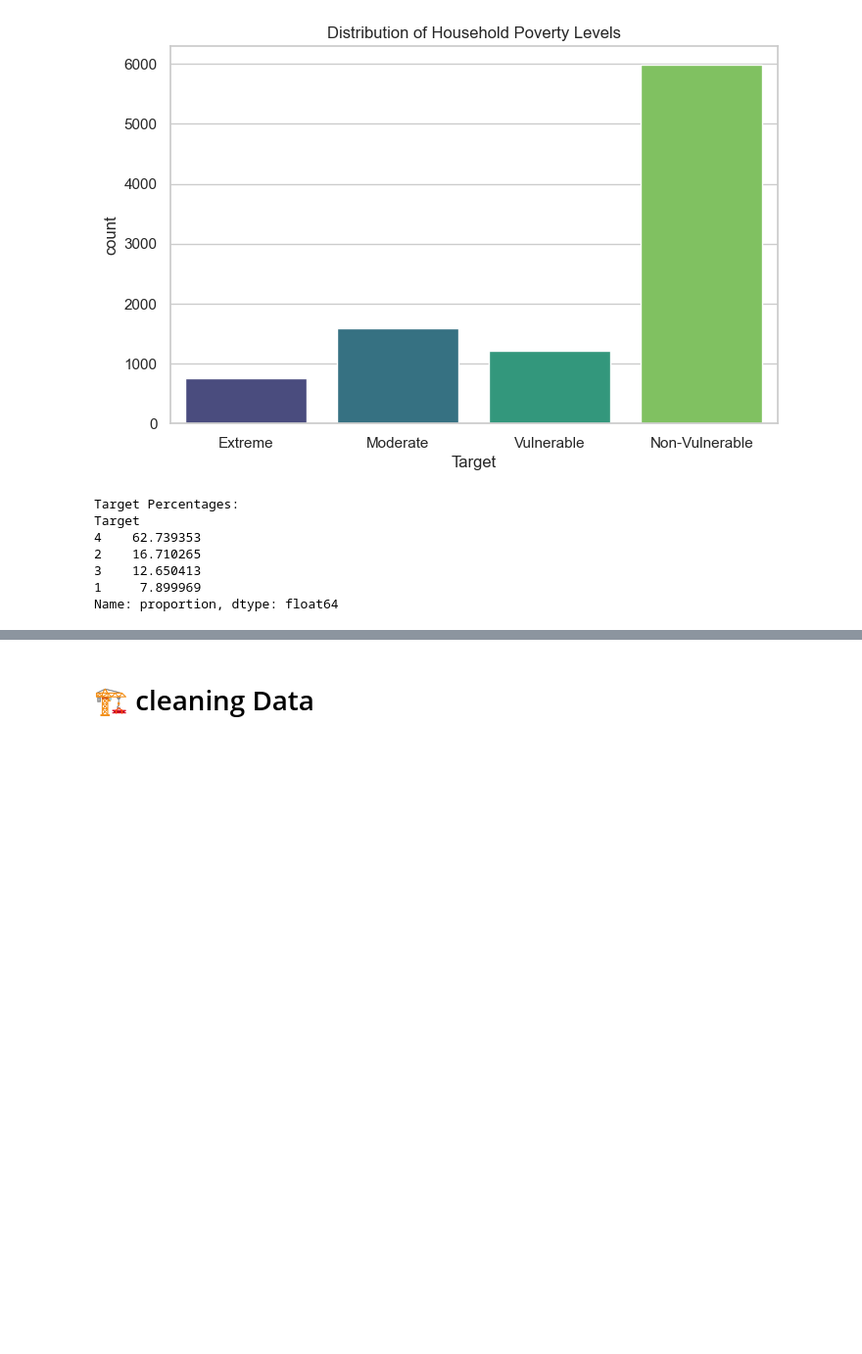
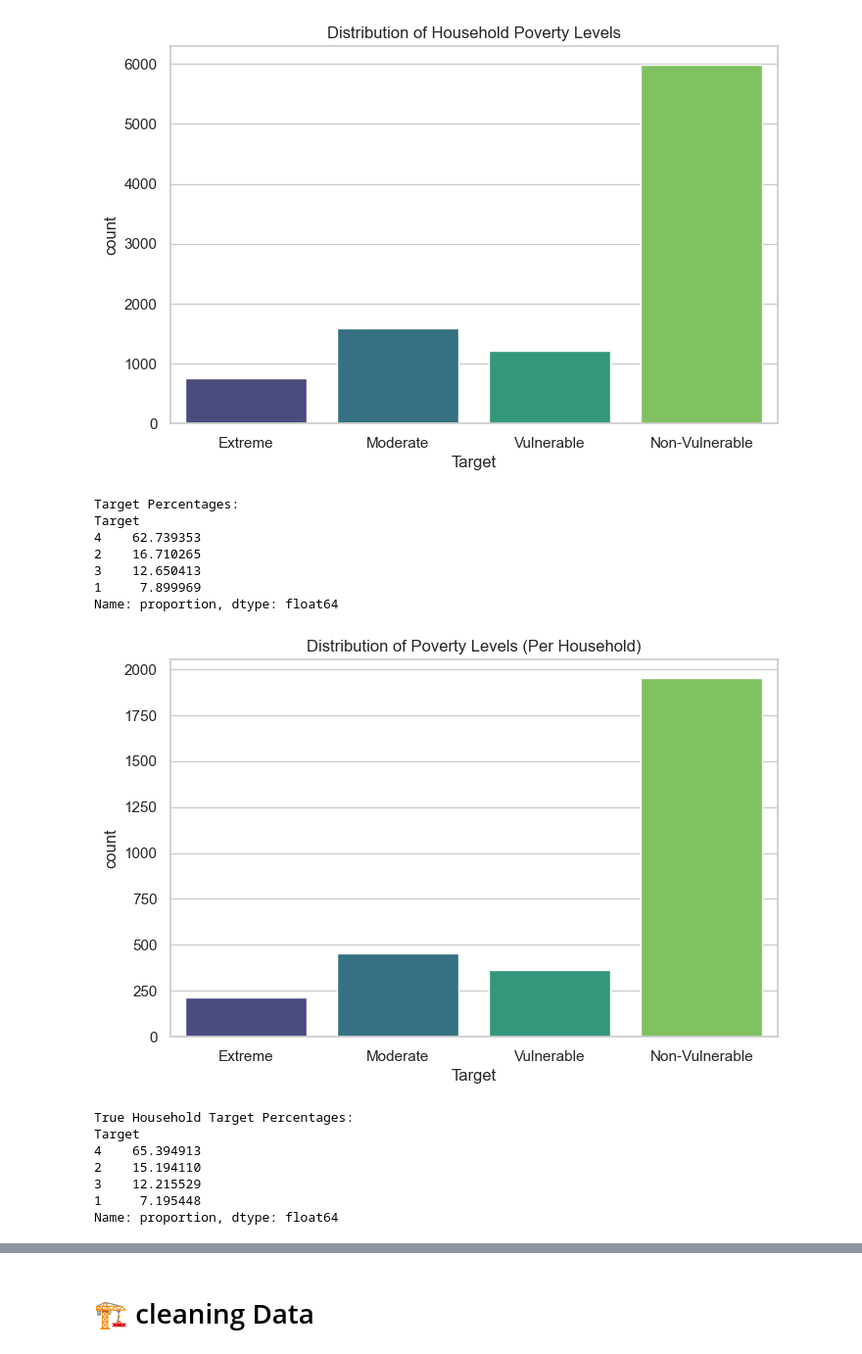
Before and after one commit to elsaeedmohamed/Depi-project-, a Jupyter notebook: Exploratory_Data_Analysis.ipynb, the cells around one changed output, grey strips where cells are left out. Shown at 98% size. Cells and saved outputs as stored; diff of their text form; code cells hidden in the pictures; blank space fills up the shorter version.

```diff
--- a/Exploratory_Data_Analysis.ipynb
+++ b/Exploratory_Data_Analysis.ipynb
@@ -51,3 +57,29 @@ Target
 3    12.650413
 1     7.899969
 Name: proportion, dtype: float64
+# %%
+#STEP : HOUSEHOLD-LEVEL TARGET DISTRIBUTION
+# Since the dataset is provided at an individual level, we must aggregate it by
+# household ID (idhogar) to understand the true distribution of poverty levels.
+# This ensures that our analysis is not biased toward larger households.
+
+households = df.groupby('idhogar')['Target'].first()
+
+
+plt.figure(figsize=(8, 5))
+sns.countplot(x=households, palette='viridis')
+plt.title('Distribution of Poverty Levels (Per Household)')
+plt.xticks([0, 1, 2, 3], ['Extreme', 'Moderate', 'Vulnerable', 'Non-Vulnerable'])
+plt.show()
+
+print("True Household Target Percentages:")
+print(households.value_counts(normalize=True) * 100)
+# %% [output]
+[figure, added]
+True Household Target Percentages:
+Target
+4    65.394913
+2    15.194110
+3    12.215529
+1     7.195448
+Name: proportion, dtype: float64
```
Also changed, not shown: parts of 13 cells of this notebook, 7 other files.
